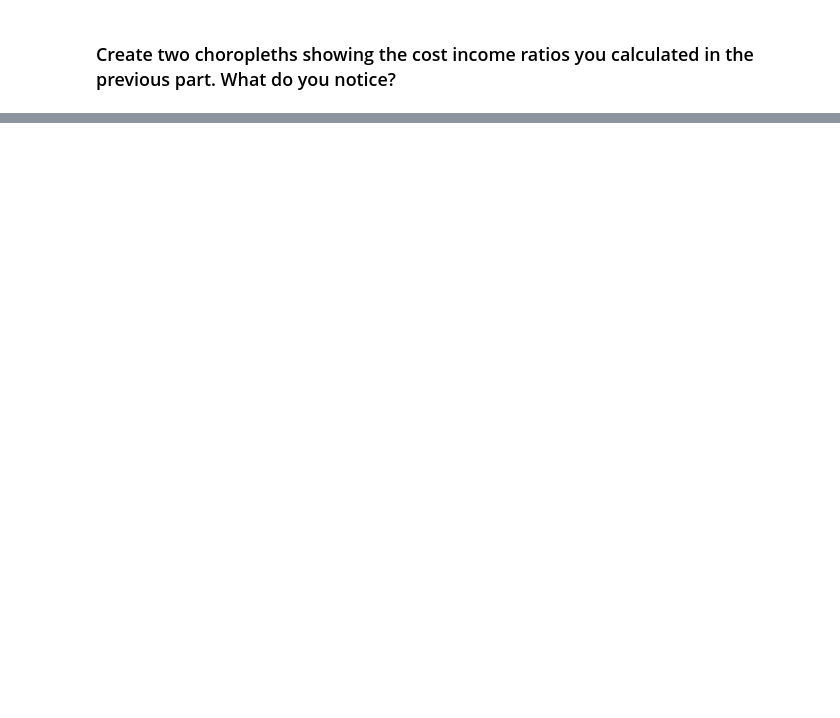
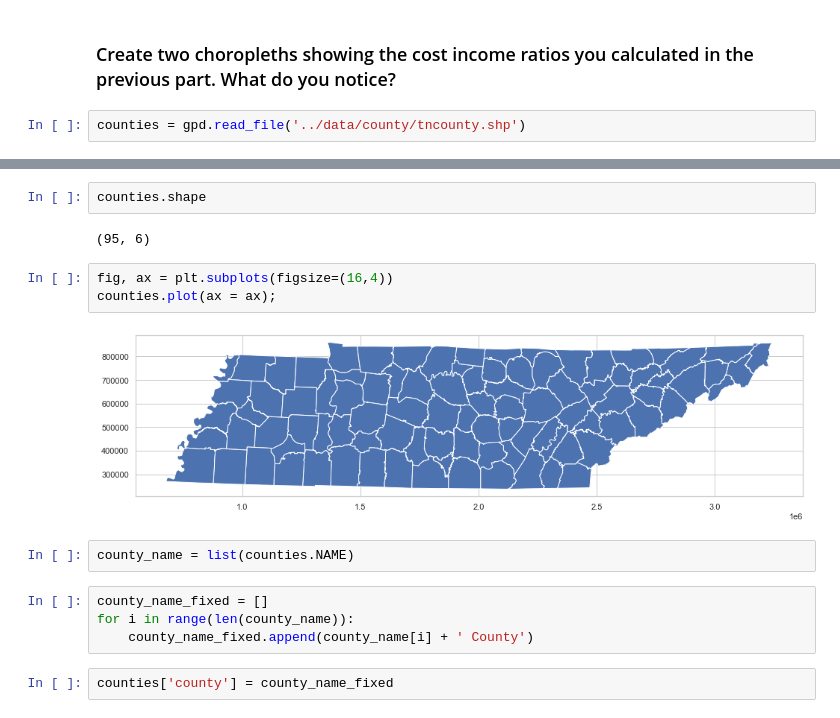
Before and after one commit to sara-ramirez/data-science-essentials-3, a Jupyter notebook: notebooks/session_assignments.ipynb, the cells around one changed output, grey strips where cells are left out. Saved outputs shown, nothing was run; the diff lists cells and outputs as text; blank space fills up the shorter version.

```diff
--- a/notebooks/session_assignments.ipynb
+++ b/notebooks/session_assignments.ipynb
@@ -419,2 +541,4 @@ plt.xlabel('');
 # %% [markdown]
 ### Create two choropleths showing the cost income ratios you calculated in the previous part. What do you notice?
+# %%
+counties = gpd.read_file('../data/county/tncounty.shp')
@@ -420,0 +554,17 @@ plt.xlabel('');
+# %%
+counties.shape
+# %% [output]
+(95, 6)
+# %%
+fig, ax = plt.subplots(figsize=(16,4))
+counties.plot(ax = ax);
+# %% [output]
+[figure, added]
+# %%
+county_name = list(counties.NAME)
+# %%
+county_name_fixed = []
+for i in range(len(county_name)):
+    county_name_fixed.append(county_name[i] + ' County')
+# %%
+counties['county'] = county_name_fixed
```
Also changed, not shown: parts of 34 cells of this notebook, 27 other files.
